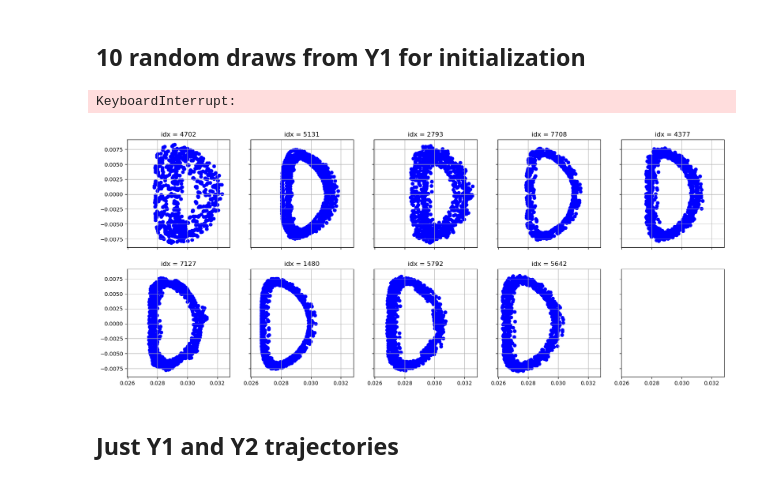
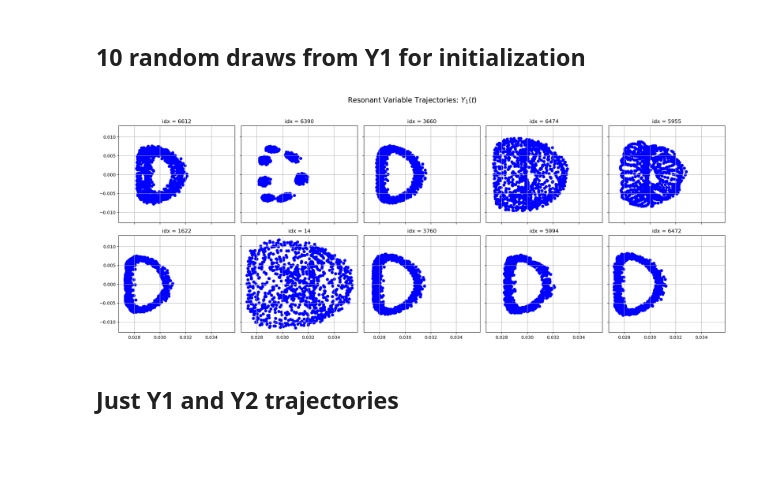
Before and after one commit to pentrican10/k2-19-project, a Jupyter notebook: resonant_figure.ipynb, the cells around one changed output. Cells and saved outputs as stored; diff of their text form; code cells hidden in the pictures; blank space fills up the shorter version.

```diff
--- a/resonant_figure.ipynb
+++ b/resonant_figure.ipynb
@@ -1238,36 +1117,35 @@ for i, idx in enumerate(index):
     Im_Y2_vals = np.zeros(len(times))
     I1_vals = np.zeros(len(times))
     I2_vals = np.zeros(len(times))
     theta1_vals = np.zeros(len(times))
 
     for i, t in enumerate(times):
         sim.integrate(t)
-        H_t, Y1_t, Y2_t, I1_t, I2_t, theta1_t, eb_1, ec_t = compute_resonant_vars(sim)
+        H_t, Y1_t, Y2_t, I1_t, I2_t, theta1_t, eb_1, ec_t, Delta_pomega_t = compute_resonant_vars(sim)
         # print(Y1)
         H_vals[i] = H_t
         Re_Y1_vals[i] = np.real(Y1_t)
         Im_Y1_vals[i] = np.imag(Y1_t)
         Re_Y2_vals[i] = np.real(Y2_t)
         Im_Y2_vals[i] = np.imag(Y2_t)
         I1_vals[i] = I1_t
         I2_vals[i] = I2_t
         theta1_vals[i] = theta1_t
 
     ax.scatter(Re_Y1_vals, Im_Y1_vals, lw=1, color='blue')
     ax.set_title(f'idx = {idx}')
     ax.grid(True)
 
 # Clean up unused subplots if n_draws < nrows*ncols
 for i in range(n_draws, nrows * ncols):
     row, col = divmod(i, ncols)
     fig.delaxes(axes[row, col] if nrows > 1 else axes[col])
 
 fig.suptitle(r'Resonant Variable Trajectories: $Y_1(t)$', fontsize=16)
 fig.tight_layout(rect=[0, 0, 1, 0.96])
 plt.show()
 # %% [output]
-KeyboardInterrupt:
-[figure, old version]
+[figure, new version]
 # %% [markdown]
 ## Just Y1 and Y2 trajectories
 # %%
```
Also changed, not shown: parts of 25 cells of this notebook, 2 other files.
